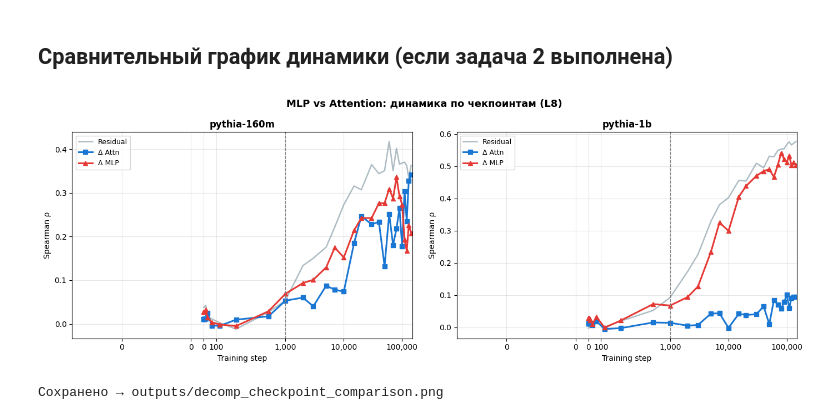
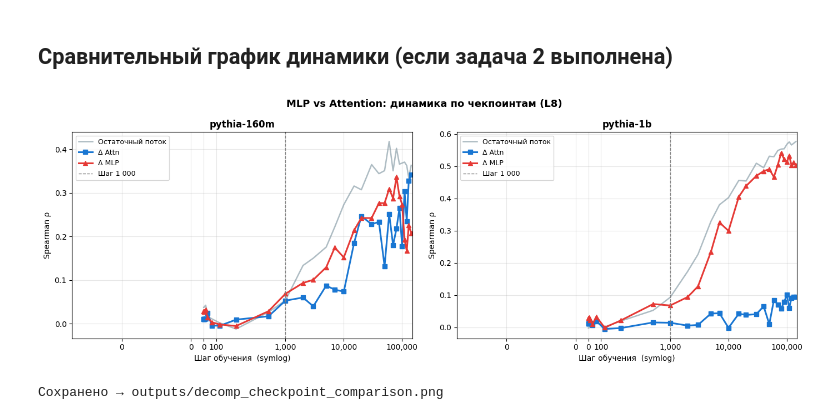
Before and after one commit to ajratik/pythia-semantic-hierarchies, a Jupyter notebook: 04_exp_5.ipynb, the cells around one changed output. Saved outputs shown, nothing was run; the diff lists cells and outputs as text; code cells hidden in the pictures.

```diff
--- a/04_exp_5.ipynb
+++ b/04_exp_5.ipynb
@@ -226,13 +226,13 @@ def task_layer_profile(model, words, levels, cats, model_name, out_dir):
     xs_block  = list(range(1, n_layers + 1))
 
     ax.plot(xs_resid, scores["resid"], "o-",
-            color="#78909C", linewidth=1.8, label="Residual stream", alpha=0.7)
+            color="#78909C", linewidth=1.8, label="Остаточный поток", alpha=0.7)
     ax.plot(xs_block, scores["attn"], "s-",
             color="#1976D2", linewidth=2.2, label="Δ Attention (attn_out)")
     ax.plot(xs_block, scores["mlp"],  "^-",
             color="#E53935", linewidth=2.2, label="Δ MLP (mlp_out)")
     ax.axhline(0, color="grey", linewidth=0.7, linestyle=":")
-    ax.set_ylabel("Spearman ρ  (RSA vs WordNet hierarchy)", fontsize=12)
+    ax.set_ylabel("Spearman ρ  (RSA vs иерархия WordNet)", fontsize=12)
     ax.set_title(f"MLP vs Attention — {model_name}\nФинальный чекпоинт  ({n} слов)",
                  fontweight="bold", fontsize=13)
     ax.legend(fontsize=10)
@@ -245,7 +245,7 @@ def task_layer_profile(model, words, levels, cats, model_name, out_dir):
     ax_p.axhline(-np.log10(0.05), color="black", linestyle="--", linewidth=1, label="p=0.05")
     ax_p.axhline(-np.log10(0.01), color="black", linestyle=":",  linewidth=1, label="p=0.01")
     ax_p.set_ylabel("-log₁₀(p)\n[min(attn,mlp)]", fontsize=9)
-    ax_p.set_xlabel("Layer  (0 = embedding)", fontsize=12)
+    ax_p.set_xlabel("Слой  (0 = эмбеддинг)", fontsize=12)
     ax_p.legend(fontsize=8, loc="upper left")
     ax_p.grid(True, alpha=0.2)
 
@@ -603,35 +576,36 @@ if os.path.exists(csv_160m_ck) and os.path.exists(csv_1b_ck):
 
     fig, axes = plt.subplots(1, 2, figsize=(14, 5))
     for ax, df, model_name in zip(
         axes,
         [df_160m_ck, df_1b_ck],
         ["pythia-160m", "pythia-1b"]
     ):
         ax.plot(df["step"], df["rsa_resid"], "-",
-                color="#78909C", linewidth=1.8, alpha=0.6, label="Residual")
+                color="#78909C", linewidth=1.8, alpha=0.6, label="Остаточный поток")
         ax.plot(df["step"], df["rsa_attn"],  "s-",
                 color="#1976D2", linewidth=2.2, label="Δ Attn")
         ax.plot(df["step"], df["rsa_mlp"],   "^-",
                 color="#E53935", linewidth=2.2, label="Δ MLP")
-        ax.axvline(x=1000, color="grey", linestyle="--", linewidth=1)
+        ax.axvline(x=1000, color="grey", linestyle="--", linewidth=1,
+                   label="Шаг 1 000")
         ax.set_xscale("symlog", linthresh=512)
         ax.xaxis.set_major_formatter(mticker.FuncFormatter(
             lambda x, _: f"{int(x):,}" if x >= 1 else "0"))
-        ax.set_xlabel("Training step")
+        ax.set_xlabel("Шаг обучения  (symlog)")
         ax.set_ylabel("Spearman ρ")
         ax.set_title(model_name, fontweight="bold")
         ax.legend(fontsize=9)
         ax.grid(True, alpha=0.3)
 
     fig.suptitle("MLP vs Attention: динамика по чекпоинтам (L8)",
                  fontweight="bold", fontsize=13)
     fig.tight_layout()
     fig.savefig("outputs/decomp_checkpoint_comparison.png", dpi=150, bbox_inches="tight")
     plt.show()
     plt.close(fig)
     print("Сохранено → outputs/decomp_checkpoint_comparison.png")
 else:
     print("CSV файлы чекпоинтов не найдены — запустите задачу 2 сначала.")
 # %% [output]
-[figure, old version]
+[figure, new version]
 Сохранено → outputs/decomp_checkpoint_comparison.png
```
Also changed, not shown: parts of 4 cells of this notebook, 22 other files.
